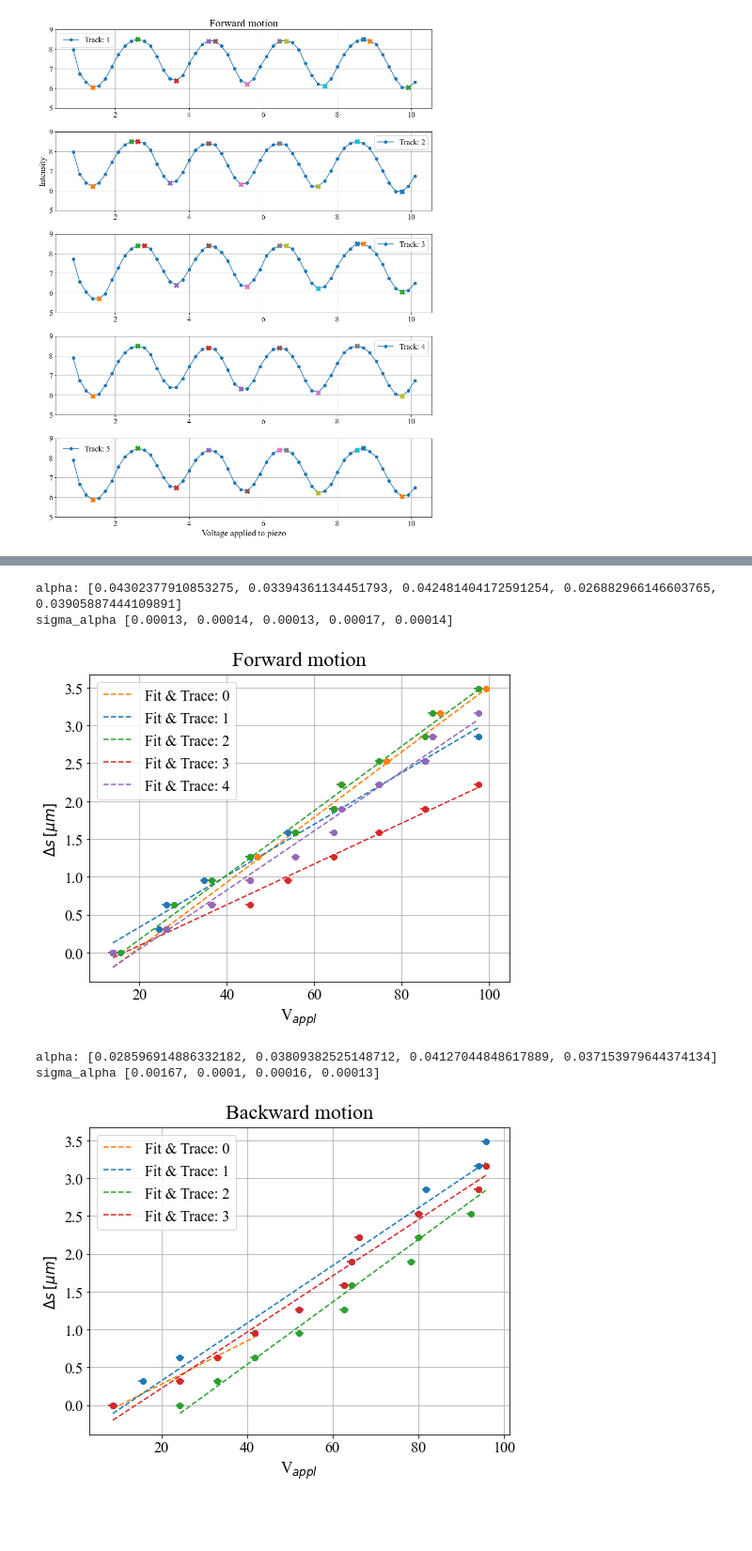
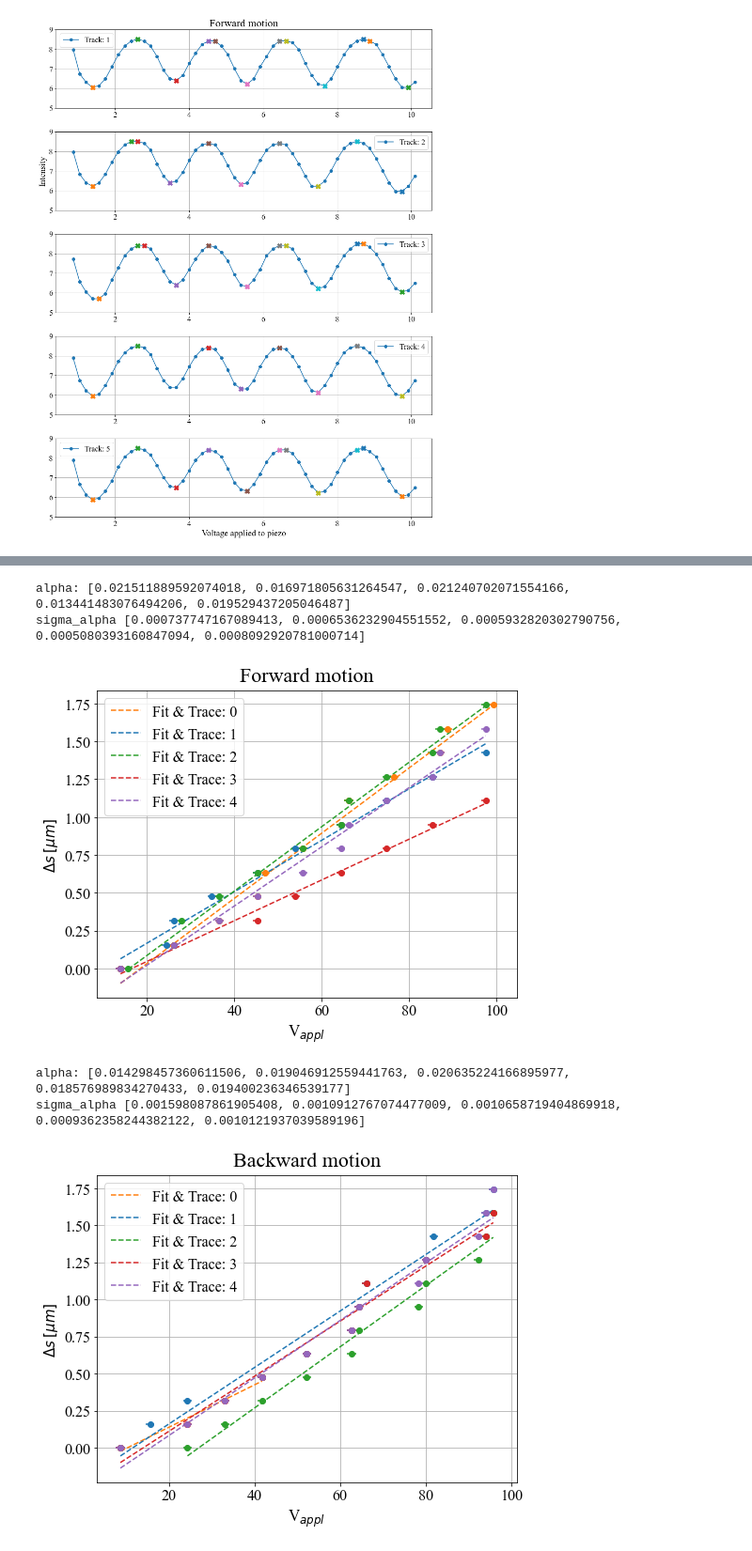
Before and after one commit to Neub28/Experimentel-Physics-2, a Jupyter notebook: Michelson-interferometer/Nicolai/Trace 2 dag 1.ipynb, the cells around one changed output, grey strips where cells are left out. Shown at 94% size. Saved outputs shown, nothing was run; the diff lists cells and outputs as text; code cells hidden in the pictures; blank space fills up the shorter version.

```diff
--- a/Michelson-interferometer/Nicolai/Trace 2 dag 1.ipynb
+++ b/Michelson-interferometer/Nicolai/Trace 2 dag 1.ipynb
@@ -207,8 +207,8 @@ ax.set_ylabel("Va")
 ax.grid()
 for index, Vb, Va in zip(range(len(forward_tracks_list)), forward_tracks_list, Va_forward_list) :
     Va_slope = np.gradient(Va)
-    ax.plot(Vb, Va, '-o', label="{}".format(index))
-ax.legend()
+    ax.plot(Vb, Va, '-o', label="Track: {}".format(index))
+ax.legend(loc = 'lower right')
 
 #plt.savefig("Forward_trace2.png", format="png")
 # %% [output]
@@ -373,14 +375,15 @@ col_ary = ['tab:orange', 'tab:blue', 'tab:green', 'tab:red', 'tab:purple', 'tab:
 
 for i, V, s in zip(range(len(V_appl_list_f)), V_appl_list_f, delta_s_list_f) :
     V_new = multiplier(V, 10)
+    s = multiplier(s, 1/2)
 
     init_guess = [0.02, 1]
-    p_opt, p_cov = curve_fit(straight_line, V_new, s, p0=init_guess, absolute_sigma=True)
+    p_opt, p_cov = curve_fit(straight_line, V_new, s, p0=init_guess, absolute_sigma=False)
     V_fit = np.linspace(min(V_new), max(V_new))
     s_fit = straight_line(V_fit, *p_opt)
 
     alph_f.append(p_opt[0])
-    uncer_f.append(np.round(p_cov[0][0],5))
+    uncer_f.append(np.sqrt(p_cov[0][0]))
 
     ax.errorbar(V_new, s, xerr = np.full(len(V_new), 1), fmt = 'o', color = col_ary[i])
     ax.plot(V_fit, s_fit, '--', label='Fit & Trace: {}'.format(i), color=col_ary[i])
@@ -396,44 +399,45 @@ print('sigma_alpha', uncer_f)
 
 plt.savefig("Trace2_dag1f.png", format="png")
 # %% [output]
-alpha: [0.04302377910853275, 0.03394361134451793, 0.042481404172591254, 0.026882966146603765, 0.03905887444109891]
-sigma_alpha [0.00013, 0.00014, 0.00013, 0.00017, 0.00014]
+alpha: [0.021511889592074018, 0.016971805631264547, 0.021240702071554166, 0.013441483076494206, 0.019529437205046487]
+sigma_alpha [0.000737747167089413, 0.0006536232904551552, 0.0005932820302790756, 0.0005080393160847094, 0.0008092920781000714]
-[figure, old version]
+[figure, new version]
 # %%
 fig, ax = plt.subplots(figsize=(8,6))
 
 V_appl_list_b, delta_s_list_b = delta_s_maker(backward_extrema, False)
 
 alph_b = []
 uncer_b = []
 
 
 for i, V, s in zip(range(len(V_appl_list_b)), V_appl_list_b, delta_s_list_b) :
     V_new = multiplier(V, 10)[::-1]
+    s = multiplier(s, 1/2)
 
     init_guess = [0.02, 1]
-    p_opt, p_cov = curve_fit(straight_line, V_new, s, p0=init_guess, absolute_sigma=True)
+    p_opt, p_cov = curve_fit(straight_line, V_new, s, p0=init_guess, absolute_sigma=False)
     V_fit = np.linspace(min(V_new), max(V_new))
     s_fit = straight_line(V_fit, *p_opt)
 
     alph_b.append(p_opt[0])
-    uncer_b.append(np.round(p_cov[0][0],5))
+    uncer_b.append(np.sqrt(p_cov[0][0]))
 
     ax.errorbar(V_new, s, xerr = np.full(len(V_new), 1), fmt = 'o', color = col_ary[i])
     ax.plot(V_fit, s_fit, '--', label='Fit & Trace: {}'.format(i), color=col_ary[i])
 
 
 ax.legend()
 ax.grid()
 ax.set_xlabel("V$_{appl}$", fontsize=17)
 ax.set_ylabel("$\Delta s$ $[\mu m]$", fontsize=15)
 ax.set_title("Backward motion", pad = 10)
 
 print('alpha:', alph_b)
 print('sigma_alpha', uncer_b)
 
 plt.savefig("Trace 2_dag1b.png", format="png")
 # %% [output]
-alpha: [0.028596914886332182, 0.03809382525148712, 0.04127044848617889, 0.037153979644374134]
-sigma_alpha [0.00167, 0.0001, 0.00016, 0.00013]
+alpha: [0.014298457360611506, 0.019046912559441763, 0.020635224166895977, 0.018576989834270433, 0.019400236346539177]
+sigma_alpha [0.001598087861905408, 0.0010912767074477009, 0.0010658719404869918, 0.0009362358244382122, 0.0010121937039589196]
-[figure, old version]
+[figure, new version]
```
Also changed, not shown: parts of 6 cells of this notebook, 15 other files.
